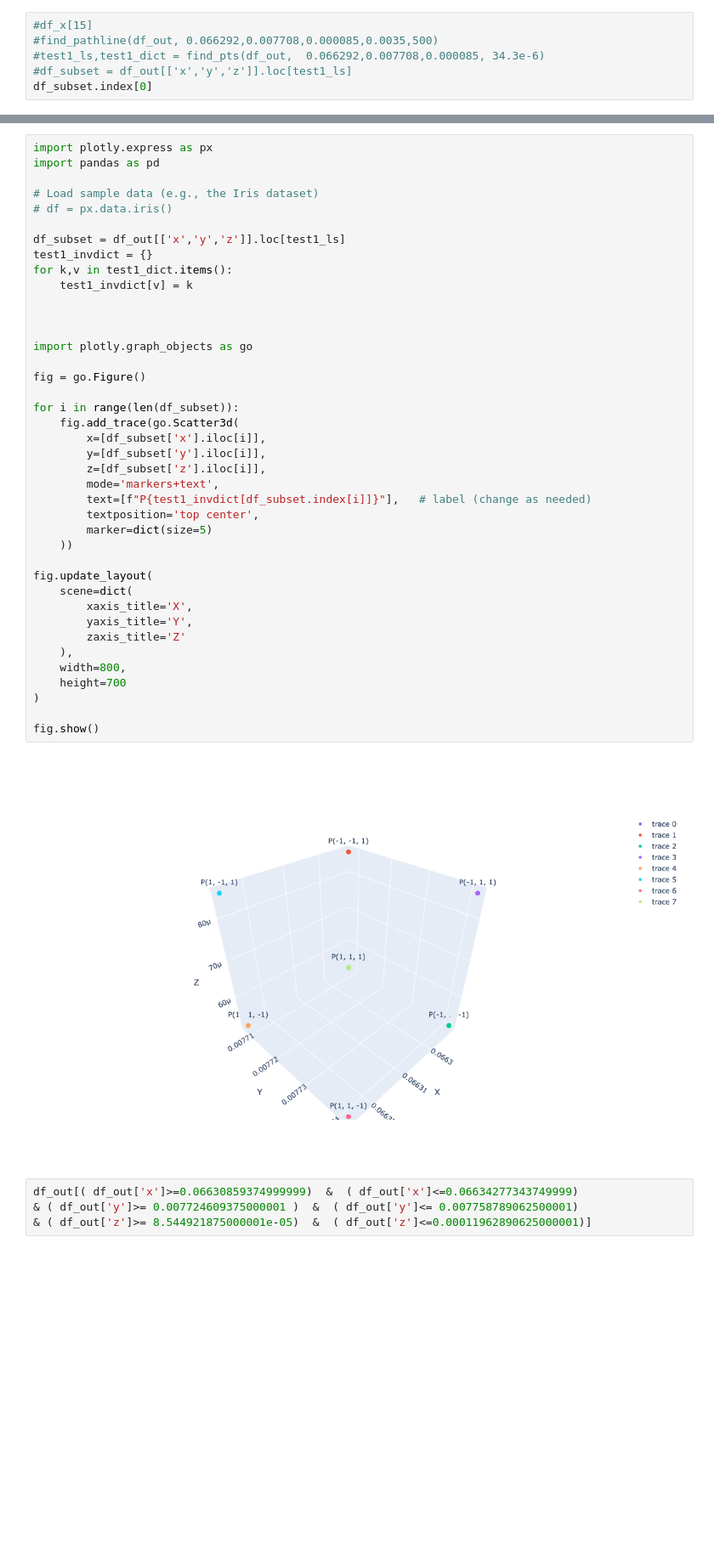
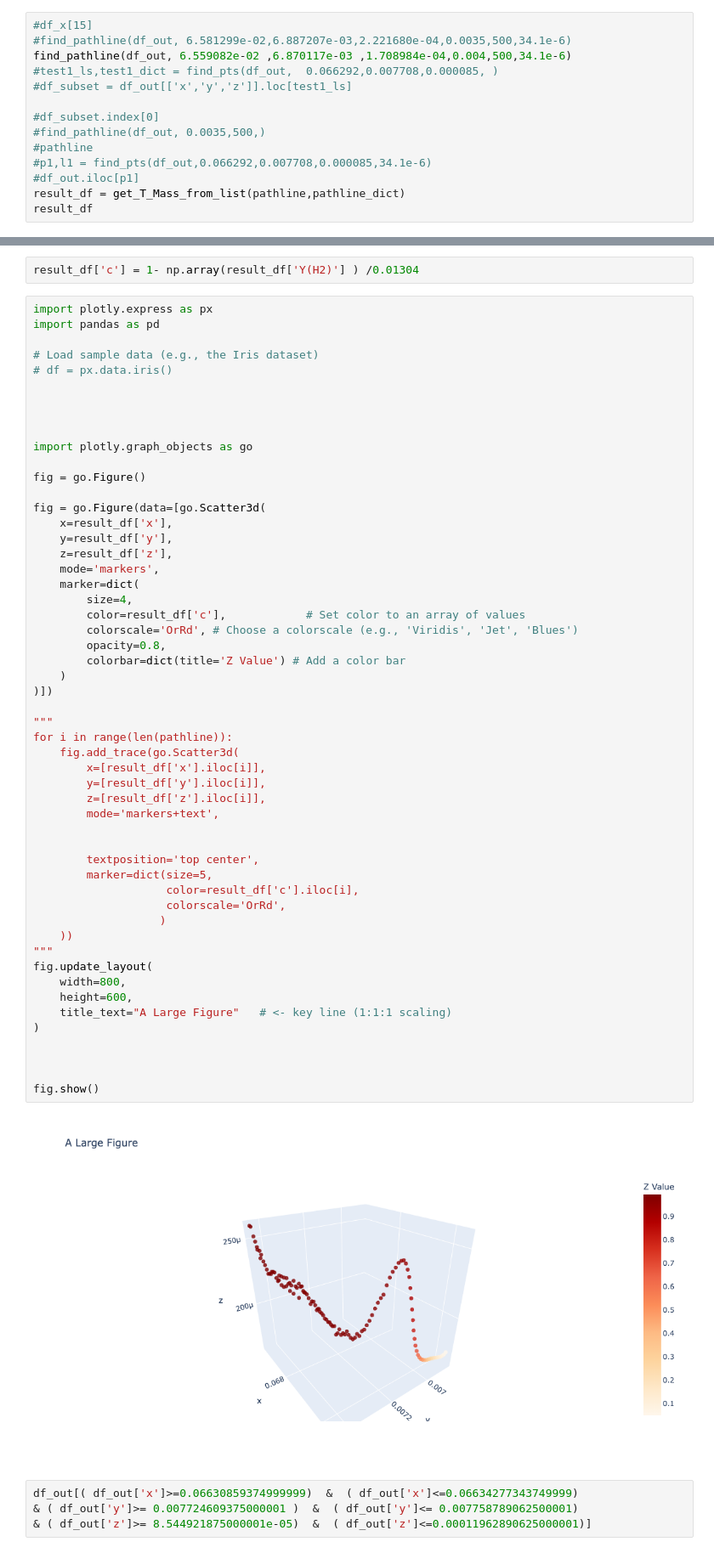
Before and after one commit to potatoslc/analysis_code, a Jupyter notebook: yt_get_cline_V3.ipynb, the cells around one changed output, grey strips where cells are left out. Shown at 85% size. Saved outputs shown, nothing was run; the diff lists cells and outputs as text; blank space fills up the shorter version.

```diff
--- a/yt_get_cline_V3.ipynb
+++ b/yt_get_cline_V3.ipynb
@@ -462,7 +422,15 @@ def get_T_Mass_from_list(pathline,pathline_dict):
 # %%
 #df_x[15]
-#find_pathline(df_out, 0.066292,0.007708,0.000085,0.0035,500)
-#test1_ls,test1_dict = find_pts(df_out,  0.066292,0.007708,0.000085, 34.3e-6)
+#find_pathline(df_out, 6.581299e-02,6.887207e-03,2.221680e-04,0.0035,500,34.1e-6)
+find_pathline(df_out, 6.559082e-02 ,6.870117e-03 ,1.708984e-04,0.004,500,34.1e-6)
+#test1_ls,test1_dict = find_pts(df_out,  0.066292,0.007708,0.000085, )
 #df_subset = df_out[['x','y','z']].loc[test1_ls]
-df_subset.index[0]
+
+#df_subset.index[0]
+#find_pathline(df_out, 0.0035,500,)
+#pathline
+#p1,l1 = find_pts(df_out,0.066292,0.007708,0.000085,34.1e-6)
+#df_out.iloc[p1]
+result_df = get_T_Mass_from_list(pathline,pathline_dict)
+result_df
 # %% [output]
@@ -470,45 +472,60 @@ df_subset.index[0]
+# %%
+result_df['c'] = 1- np.array(result_df['Y(H2)'] ) /0.01304
 # %%
 import plotly.express as px
 import pandas as pd
 
 # Load sample data (e.g., the Iris dataset)
 # df = px.data.iris()
 
-df_subset = df_out[['x','y','z']].loc[test1_ls]
-test1_invdict = {}
-for k,v in test1_dict.items():
-    test1_invdict[v] = k
 
 
 
 import plotly.graph_objects as go
 
 fig = go.Figure()
 
-for i in range(len(df_subset)):
+fig = go.Figure(data=[go.Scatter3d(
+    x=result_df['x'],
+    y=result_df['y'],
+    z=result_df['z'],
+    mode='markers',
+    marker=dict(
+        size=4,
+        color=result_df['c'],            # Set color to an array of values
+        colorscale='OrRd', # Choose a colorscale (e.g., 'Viridis', 'Jet', 'Blues')
+        opacity=0.8,
+        colorbar=dict(title='Z Value') # Add a color bar
+    )
+)])
+
+"""
+for i in range(len(pathline)):
     fig.add_trace(go.Scatter3d(
-        x=[df_subset['x'].iloc[i]],
-        y=[df_subset['y'].iloc[i]],
-        z=[df_subset['z'].iloc[i]],
+        x=[result_df['x'].iloc[i]],
+        y=[result_df['y'].iloc[i]],
+        z=[result_df['z'].iloc[i]],
         mode='markers+text',
-        text=[f"P{test1_invdict[df_subset.index[i]]}"],   # label (change as needed)
+
+
         textposition='top center',
-        marker=dict(size=5)
+        marker=dict(size=5,
+                    color=result_df['c'].iloc[i],
+                    colorscale='OrRd',
+                   )
     ))
-
+"""
 fig.update_layout(
-    scene=dict(
-        xaxis_title='X',
-        yaxis_title='Y',
-        zaxis_title='Z'
-    ),
     width=800,
-    height=700
+    height=600,
+    title_text="A Large Figure"   # <- key line (1:1:1 scaling)
 )
 
+
+
 fig.show()
 # %% [output]
-[figure, old version]
+[figure, new version]
 # %%
 df_out[( df_out['x']>=0.06630859374999999)  &  ( df_out['x']<=0.06634277343749999)
 & ( df_out['y']>= 0.007724609375000001 )  &  ( df_out['y']<= 0.007758789062500001)
```
Also changed, not shown: parts of 15 cells of this notebook.
